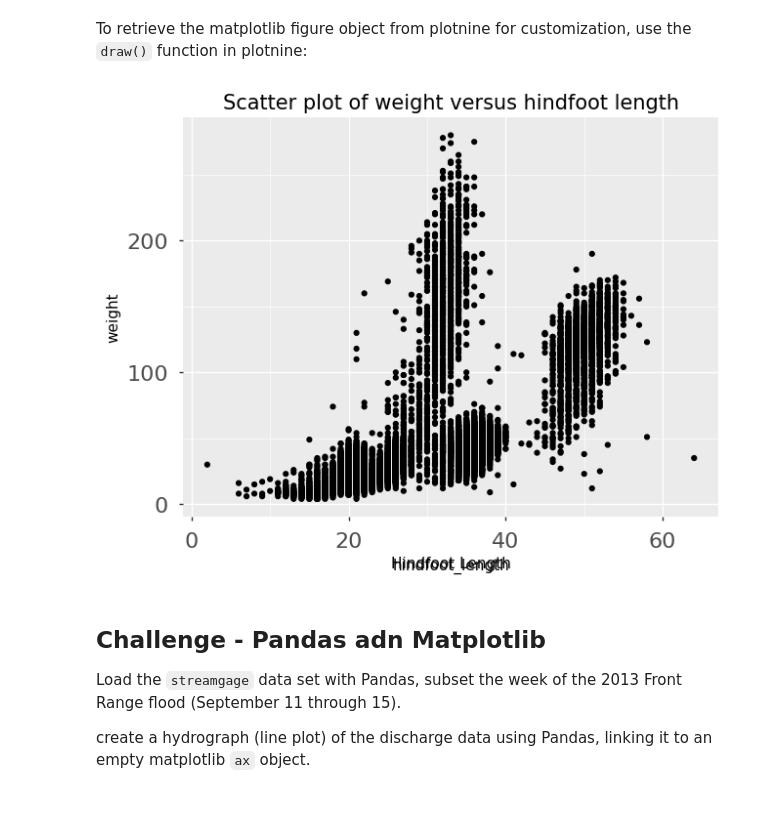
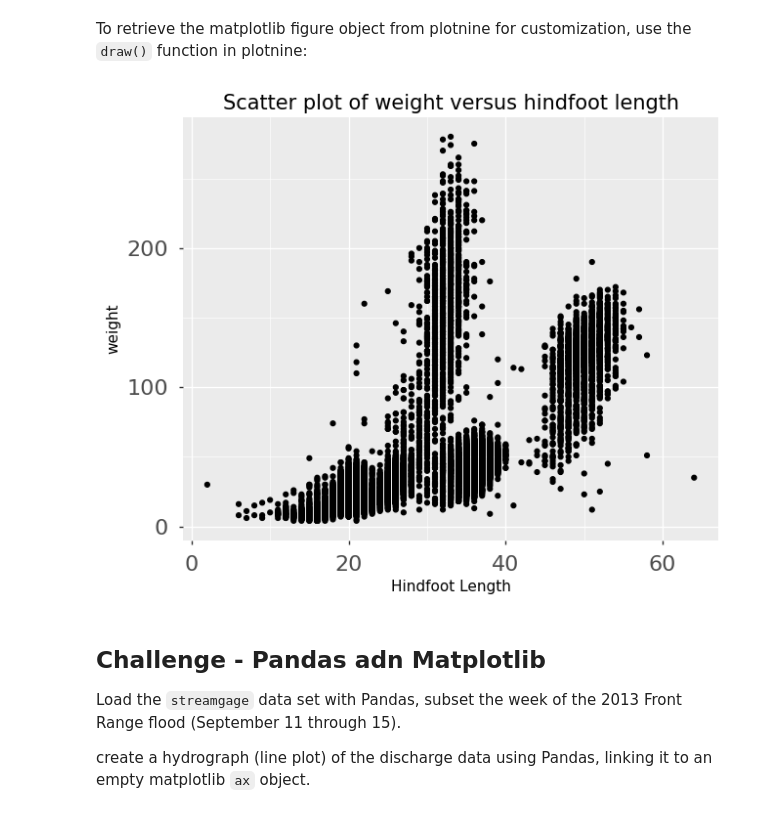
Before and after one commit to meelyn-pandit/sw-python-ecology-lesson, a Jupyter notebook: src/lesson09-data-ingest-and-visualization-matplotlib-and-pandas.ipynb, the cells around one changed output. Cells and saved outputs as stored; diff of their text form; code cells hidden in the pictures.

```diff
--- a/src/lesson09-data-ingest-and-visualization-matplotlib-and-pandas.ipynb
+++ b/src/lesson09-data-ingest-and-visualization-matplotlib-and-pandas.ipynb
@@ -219,23 +226,25 @@ To retrieve the matplotlib figure object from plotnine for customization, use th
 # %%
 import plotnine as p9
 myplot = (p9.ggplot(data=surveys.dropna(),
                     mapping=p9.aes(x='hindfoot_length',
                                    y='weight')) +
             p9.geom_point()
+            + p9.xlab('')
         )
 
 # convert output plotnine to a matplotlib object
 my_plt_version = myplot.draw()
 
 # Provide further adaptations with matplotlib:
 p9_ax = my_plt_version.axes[0] # each subplot is an item in a list (array)
+
 p9_ax.set_xlabel('Hindfoot Length')
 p9_ax.tick_params(labelsize=16, pad=8)
 p9_ax.set_title('Scatter plot of weight versus hindfoot length', fontsize=15)
 
 my_plt_version
 # %% [output]
-[figure, old version]
+[figure, new version]
 # %% [markdown]
 ## Challenge - Pandas adn Matplotlib
 
```
Also changed, not shown: parts of 4 cells of this notebook.
